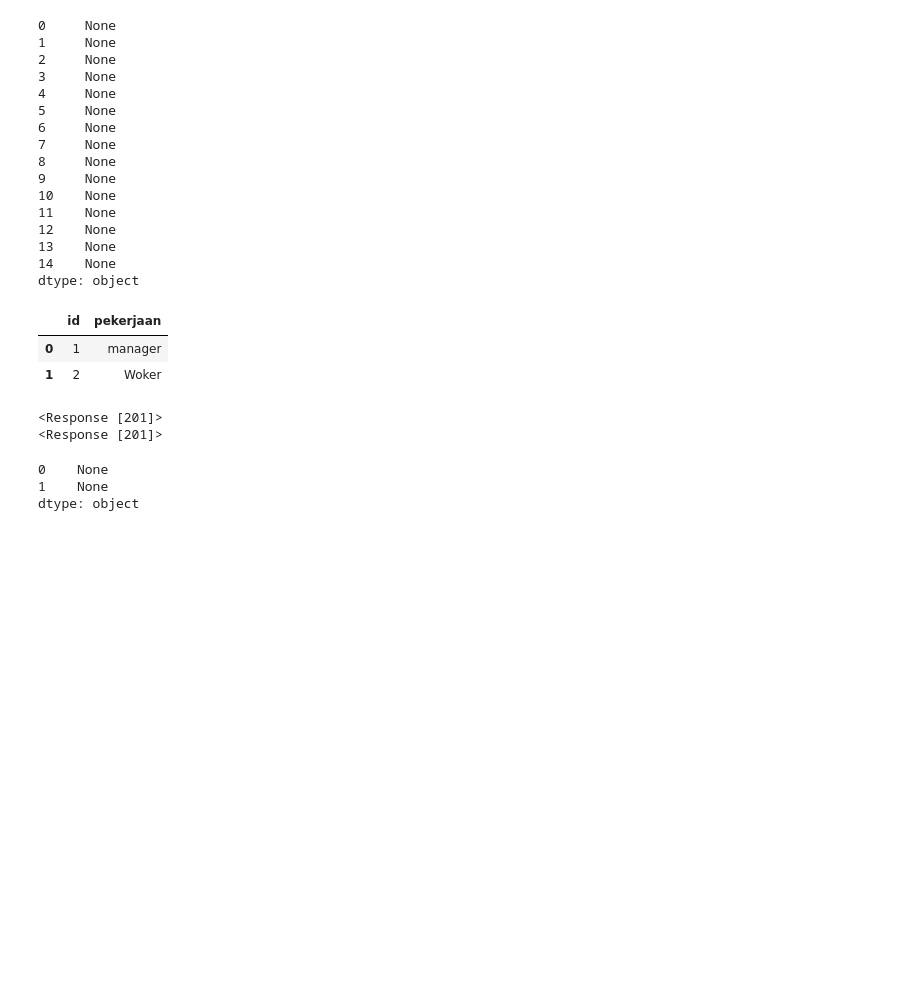
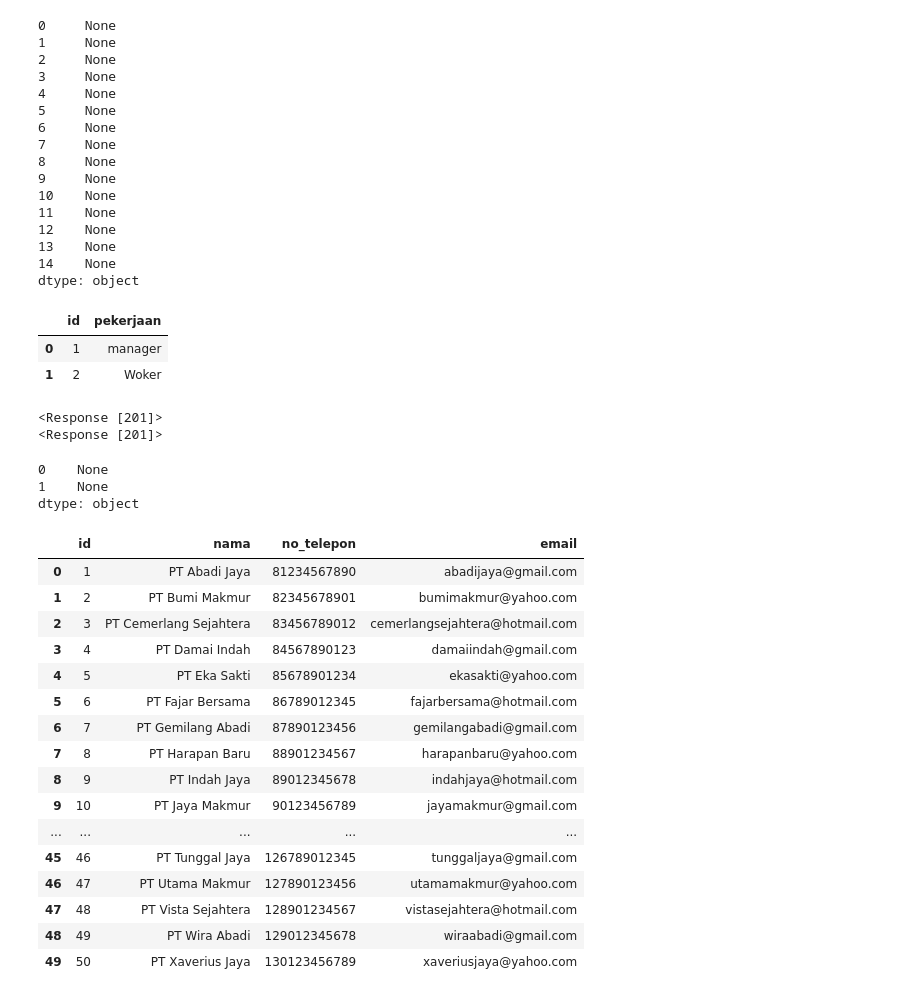
Before and after one commit to DikaPutra07/FP_MBD_MINIMARKET_BE, a Jupyter notebook: db/seeders/seeder-script.ipynb, the cells around one changed output. Drawn from its saved outputs; the diff is of its cells as text; code cells hidden in the pictures; blank space fills up the shorter version.

```diff
--- a/db/seeders/seeder-script.ipynb
+++ b/db/seeders/seeder-script.ipynb
@@ -333,3 +333,25 @@ bidangKerja.apply(reqInsert, axis=1)
 0    None
 1    None
 dtype: object
+# %%
+supplier = pd.read_csv("supplier.csv")
+# %%
+supplier
+# %% [output]
+|  | id | nama | no_telepon | email |
+| 0 | 1 | PT Abadi Jaya | 81234567890 | abadijaya@gmail.com |
+| 1 | 2 | PT Bumi Makmur | 82345678901 | bumimakmur@yahoo.com |
+| 2 | 3 | PT Cemerlang Sejahtera | 83456789012 | cemerlangsejahtera@hotmail.com |
+| 3 | 4 | PT Damai Indah | 84567890123 | damaiindah@gmail.com |
+| 4 | 5 | PT Eka Sakti | 85678901234 | ekasakti@yahoo.com |
+| 5 | 6 | PT Fajar Bersama | 86789012345 | fajarbersama@hotmail.com |
+| 6 | 7 | PT Gemilang Abadi | 87890123456 | gemilangabadi@gmail.com |
+| 7 | 8 | PT Harapan Baru | 88901234567 | harapanbaru@yahoo.com |
+| 8 | 9 | PT Indah Jaya | 89012345678 | indahjaya@hotmail.com |
+| 9 | 10 | PT Jaya Makmur | 90123456789 | jayamakmur@gmail.com |
+| ... | ... | ... | ... | ... |
+| 45 | 46 | PT Tunggal Jaya | 126789012345 | tunggaljaya@gmail.com |
+| 46 | 47 | PT Utama Makmur | 127890123456 | utamamakmur@yahoo.com |
+| 47 | 48 | PT Vista Sejahtera | 128901234567 | vistasejahtera@hotmail.com |
+| 48 | 49 | PT Wira Abadi | 129012345678 | wiraabadi@gmail.com |
+| 49 | 50 | PT Xaverius Jaya | 130123456789 | xaveriusjaya@yahoo.com |
```
Also changed, not shown: parts of 1 cell of this notebook, 1 other file.
